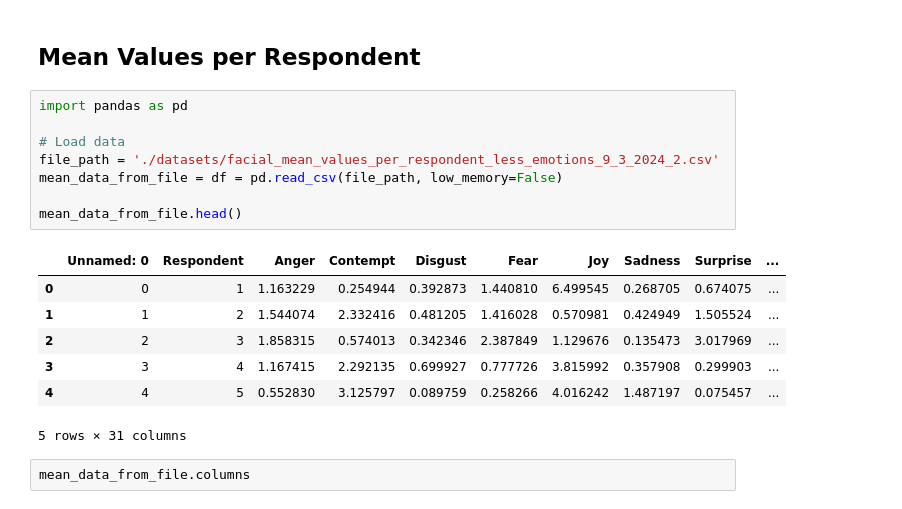
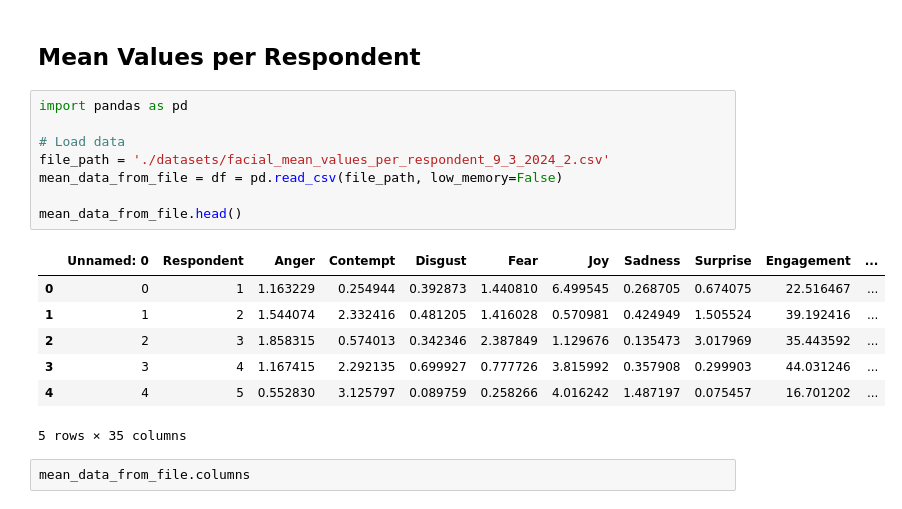
Before and after one commit to litalshl/classifiers, a Jupyter notebook: grade groups model/For Publication/Mean_analysis.ipynb, the cells around one changed output. Drawn from its saved outputs; the diff is of its cells as text.

```diff
--- a/grade groups model/For Publication/Mean_analysis.ipynb
+++ b/grade groups model/For Publication/Mean_analysis.ipynb
@@ -7,19 +7,19 @@
 # %%
 import pandas as pd
 
 # Load data
-file_path = './datasets/facial_mean_values_per_respondent_less_emotions_9_3_2024_2.csv'
+file_path = './datasets/facial_mean_values_per_respondent_9_3_2024_2.csv'
 mean_data_from_file = df = pd.read_csv(file_path, low_memory=False)
 
 mean_data_from_file.head()
 # %% [output]
-|  | Unnamed: 0 | Respondent | Anger | Contempt | Disgust | Fear | Joy | Sadness | Surprise | ... |
-| 0 | 0 | 1 | 1.163229 | 0.254944 | 0.392873 | 1.440810 | 6.499545 | 0.268705 | 0.674075 | ... |
-| 1 | 1 | 2 | 1.544074 | 2.332416 | 0.481205 | 1.416028 | 0.570981 | 0.424949 | 1.505524 | ... |
-| 2 | 2 | 3 | 1.858315 | 0.574013 | 0.342346 | 2.387849 | 1.129676 | 0.135473 | 3.017969 | ... |
-| 3 | 3 | 4 | 1.167415 | 2.292135 | 0.699927 | 0.777726 | 3.815992 | 0.357908 | 0.299903 | ... |
-| 4 | 4 | 5 | 0.552830 | 3.125797 | 0.089759 | 0.258266 | 4.016242 | 1.487197 | 0.075457 | ... |
+|  | Unnamed: 0 | Respondent | Anger | Contempt | Disgust | Fear | Joy | Sadness | Surprise | Engagement | ... |
+| 0 | 0 | 1 | 1.163229 | 0.254944 | 0.392873 | 1.440810 | 6.499545 | 0.268705 | 0.674075 | 22.516467 | ... |
+| 1 | 1 | 2 | 1.544074 | 2.332416 | 0.481205 | 1.416028 | 0.570981 | 0.424949 | 1.505524 | 39.192416 | ... |
+| 2 | 2 | 3 | 1.858315 | 0.574013 | 0.342346 | 2.387849 | 1.129676 | 0.135473 | 3.017969 | 35.443592 | ... |
+| 3 | 3 | 4 | 1.167415 | 2.292135 | 0.699927 | 0.777726 | 3.815992 | 0.357908 | 0.299903 | 44.031246 | ... |
+| 4 | 4 | 5 | 0.552830 | 3.125797 | 0.089759 | 0.258266 | 4.016242 | 1.487197 | 0.075457 | 16.701202 | ... |
-5 rows × 31 columns
+5 rows × 35 columns
 # %%
 mean_data_from_file.columns
 # %% [output]
```
Also changed, not shown: parts of 7 cells of this notebook, 4 other files.
